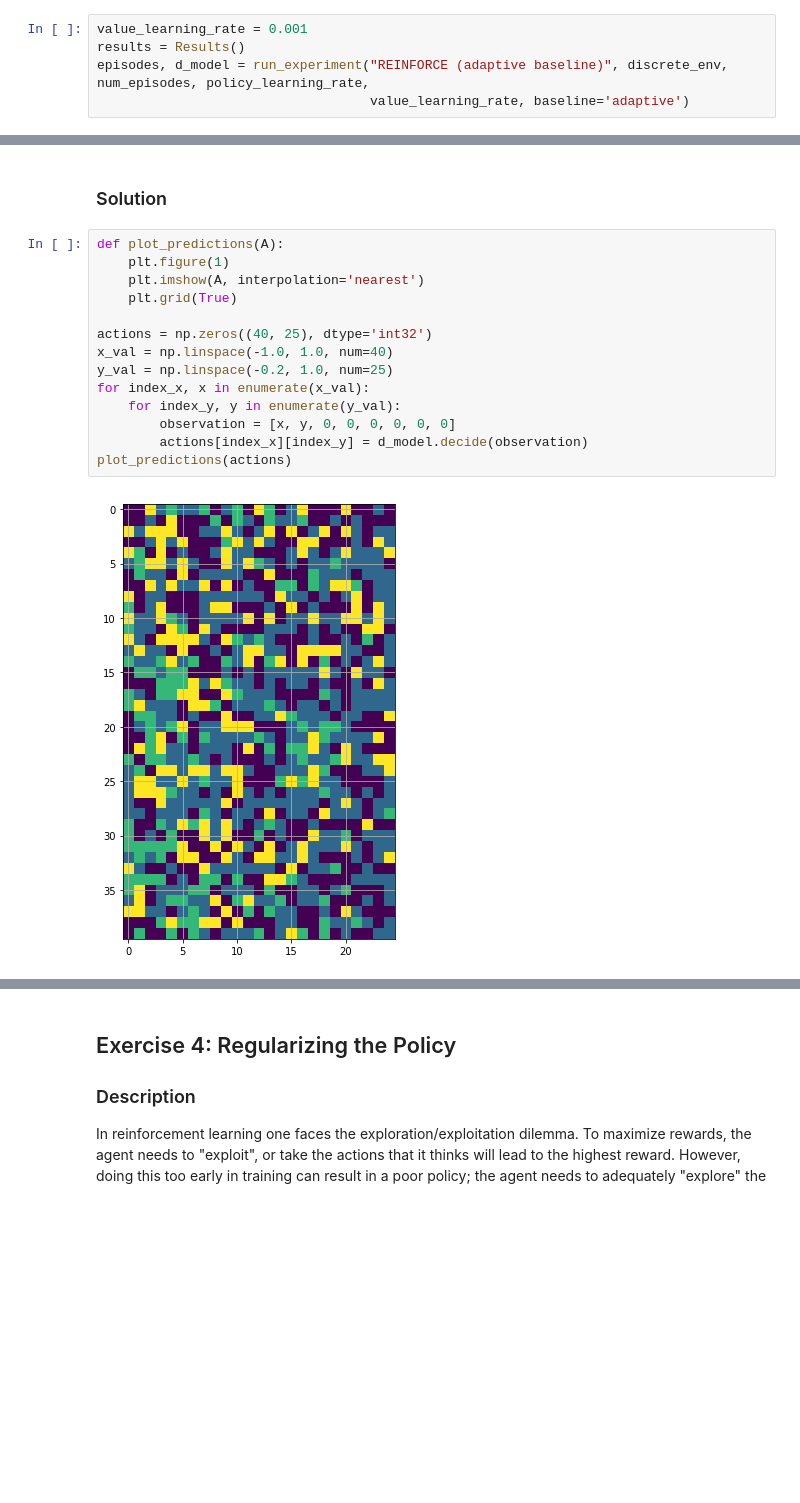
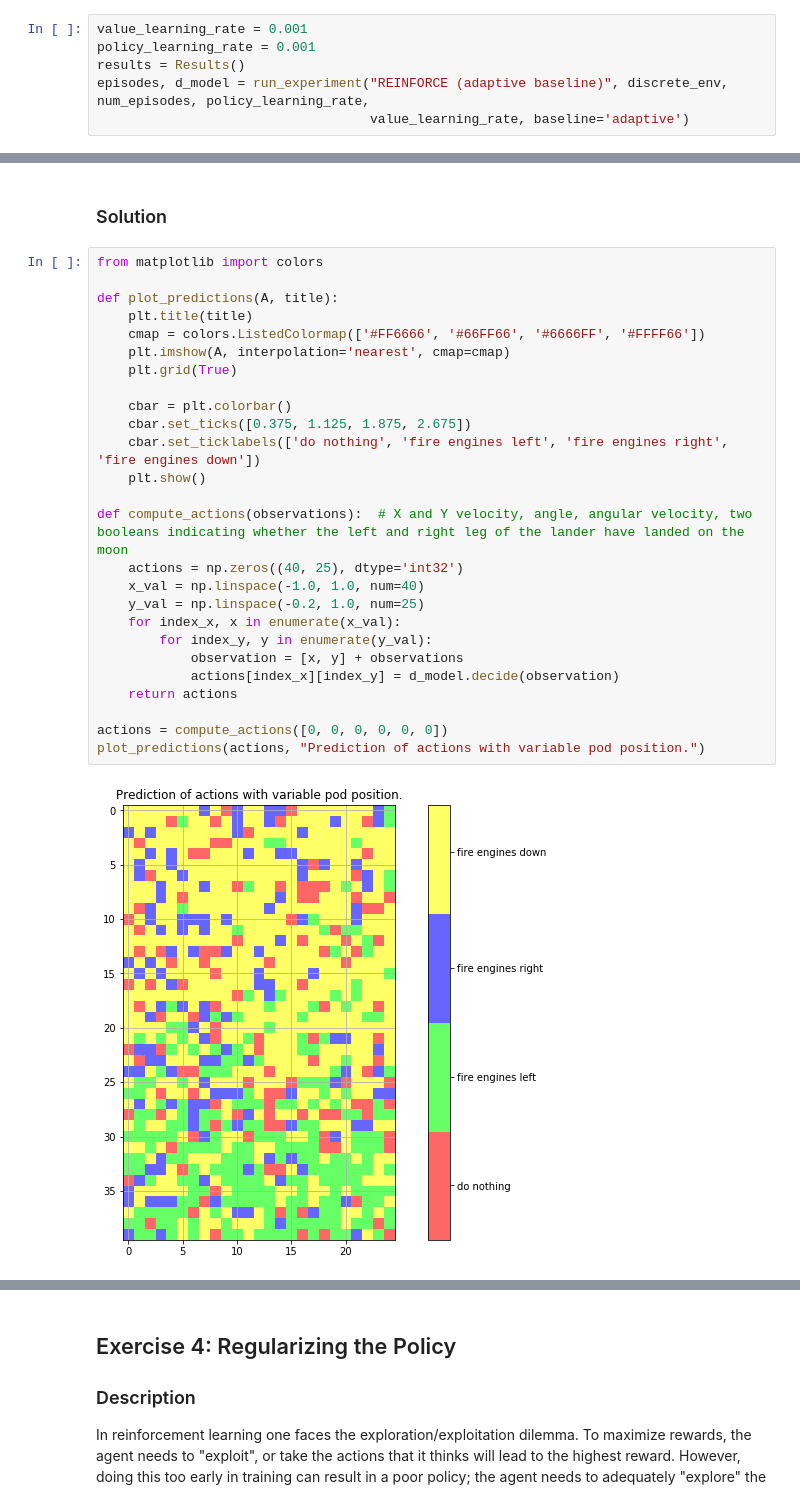
Before and after one commit to MartinStrambach/ANN_projects, a Jupyter notebook: miniproject3_2019.ipynb, the cells around one changed output, grey strips where cells are left out. Saved outputs shown, nothing was run; the diff lists cells and outputs as text; blank space fills up the shorter version.

Commit message:
Add action plot variations.

```diff
--- a/miniproject3_2019.ipynb
+++ b/miniproject3_2019.ipynb
@@ -456,6 +456,7 @@ TECHNICAL NOTE: Some textbooks may refer to this approach as "Actor-Critic", whe
 ### Solution
 # %%
 value_learning_rate = 0.001
+policy_learning_rate = 0.001
 results = Results()
 episodes, d_model = run_experiment("REINFORCE (adaptive baseline)", discrete_env, num_episodes, policy_learning_rate,
                                    value_learning_rate, baseline='adaptive')
@@ -482,18 +481,30 @@ Ideally, our value network should have learned to predict the relative values ac
 # %% [markdown]
 ### Solution
 # %%
-def plot_predictions(A):
-    plt.figure(1)
-    plt.imshow(A, interpolation='nearest')
+from matplotlib import colors
+
+def plot_predictions(A, title):
+    plt.title(title)
+    cmap = colors.ListedColormap(['#FF6666', '#66FF66', '#6666FF', '#FFFF66'])
+    plt.imshow(A, interpolation='nearest', cmap=cmap)
     plt.grid(True)
 
-actions = np.zeros((40, 25), dtype='int32')
-x_val = np.linspace(-1.0, 1.0, num=40)
-y_val = np.linspace(-0.2, 1.0, num=25)
-for index_x, x in enumerate(x_val):
-    for index_y, y in enumerate(y_val):
-        observation = [x, y, 0, 0, 0, 0, 0, 0]
-        actions[index_x][index_y] = d_model.decide(observation)
-plot_predictions(actions)
+    cbar = plt.colorbar()
+    cbar.set_ticks([0.375, 1.125, 1.875, 2.675])
+    cbar.set_ticklabels(['do nothing', 'fire engines left', 'fire engines right', 'fire engines down'])
+    plt.show()
+
+def compute_actions(observations):  # X and Y velocity, angle, angular velocity, two booleans indicating whether the left and right leg of the lander have landed on the moon
+    actions = np.zeros((40, 25), dtype='int32')
+    x_val = np.linspace(-1.0, 1.0, num=40)
+    y_val = np.linspace(-0.2, 1.0, num=25)
+    for index_x, x in enumerate(x_val):
+        for index_y, y in enumerate(y_val):
+            observation = [x, y] + observations
+            actions[index_x][index_y] = d_model.decide(observation)
+    return actions
+
+actions = compute_actions([0, 0, 0, 0, 0, 0])
+plot_predictions(actions, "Prediction of actions with variable pod position.")
 # %% [output]
-[figure, old version]
+[figure, new version]
```
Also changed, not shown: parts of 7 cells of this notebook.
